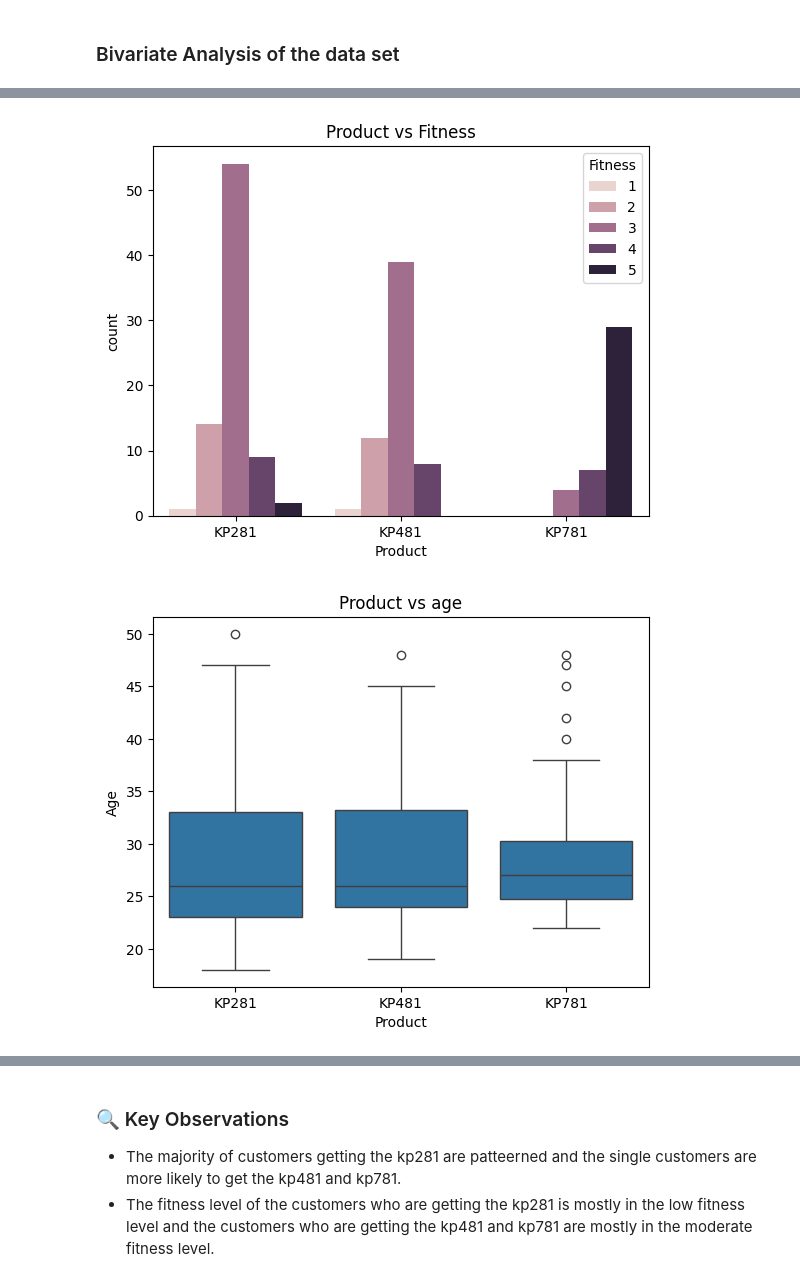
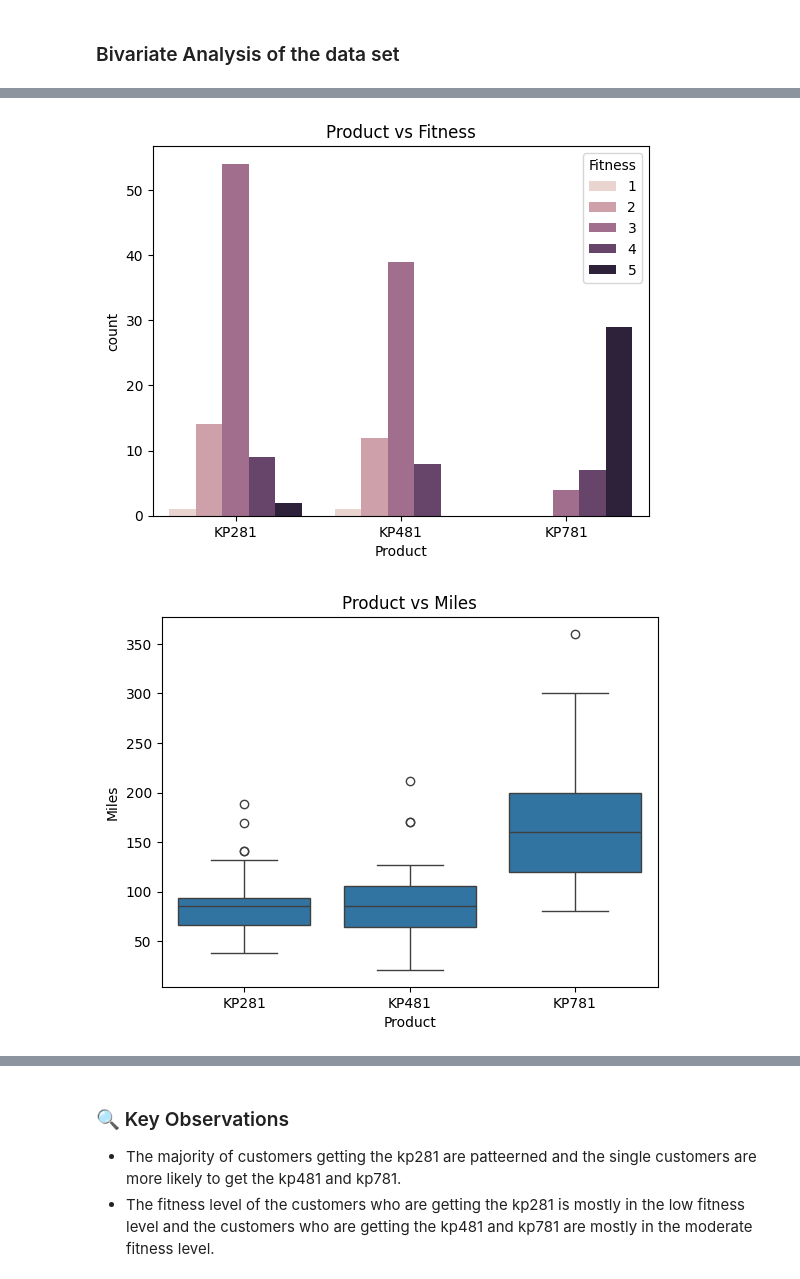
Before and after one commit to Manisimha14/Python, a Jupyter notebook: Pandas Project/projectsub.ipynb, the cells around one changed output, grey strips where cells are left out. Cells and saved outputs as stored; diff of their text form; code cells hidden in the pictures.

```diff
--- a/Pandas Project/projectsub.ipynb
+++ b/Pandas Project/projectsub.ipynb
@@ -275,36 +276,36 @@ sns.countplot(x="Product",hue="Fitness",data=df)
 plt.show()
 
 # Product vs age
-plt.title("Product vs age")
-sns.boxplot(x="Product",y="Age",data=df)
+plt.title("Product vs Miles")
+sns.boxplot(x="Product",y="Miles",data=df)
 plt.show()
 # Product vs education
 plt.title("Product vs education")
 sns.boxplot(x="Product",y="Education",data=df)
 plt.show()
 # Product vs income
 sns.boxplot(x='Product', y='Income', data=df)
 plt.show()
 # Income vs Mile
 sns.scatterplot(x='Fitness', y='Miles', data=df)
 plt.title("Income vs Miles")
 plt.show()
 # Usage vs Miles
 sns.regplot(x='Usage', y='Miles', data=df)
 plt.title("Usage vs Miles ")
 plt.show()
 # Fitness vs Miles
 sns.regplot(x='Fitness', y='Miles', data=df)
 plt.title("Fitness vs Miles ")
 plt.show()
 # Income vs Miles
 sns.regplot(x='Income', y='Miles', data=df)
 plt.title("Income vs Miles ")
 plt.show()
 # %% [output]
 [figure]
 [figure]
-[figure, old version]
+[figure, new version]
 [figure]
 [figure]
 [figure]
```
Also changed, not shown: parts of 1 cell of this notebook, 13 other files.
